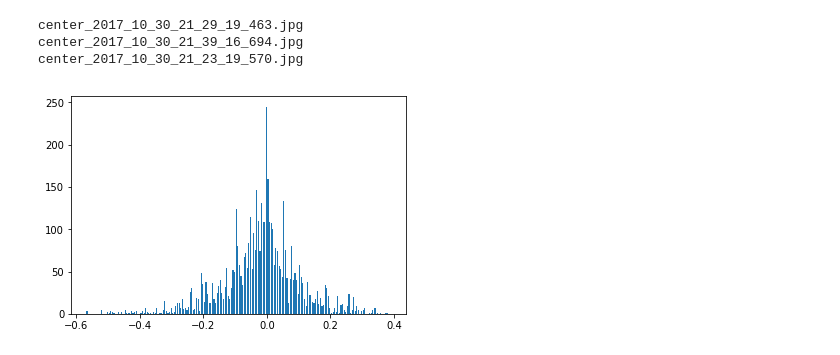
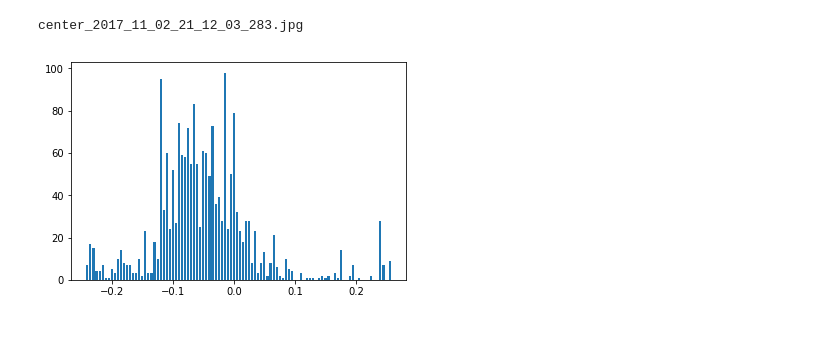
Before and after one commit to kevinwestern/CarND-Behavioral-Cloning-P3, a Jupyter notebook: model.ipynb, the cells around one changed output. Cells and saved outputs as stored; diff of their text form; code cells hidden in the pictures.

```diff
--- a/model.ipynb
+++ b/model.ipynb
@@ -19,12 +19,13 @@ def get_lines(path):
 
 
 normal_lines = get_lines(NORMAL_DRIVING_PATH)
-correction_lines = get_lines(CORRECTIN_DRIVING_PATH)
-reverse_lines = get_lines(REVERSE_DRIVING_PATH)
+#correction_lines = get_lines(CORRECTIN_DRIVING_PATH)
+#reverse_lines = get_lines(REVERSE_DRIVING_PATH)
+
+#all_lines = normal_lines + correction_lines + reverse_lines
+all_lines = normal_lines
 print(normal_lines[0][0].split('/')[-1])
-print(correction_lines[0][0].split('/')[-1])
-print(reverse_lines[0][0].split('/')[-1])
+#print(correction_lines[0][0].split('/')[-1])
+#print(reverse_lines[0][0].split('/')[-1])
 # %% [output]
-center_2017_10_30_21_29_19_463.jpg
-center_2017_10_30_21_39_16_694.jpg
-center_2017_10_30_21_23_19_570.jpg
+center_2017_11_02_21_12_03_283.jpg
@@ -31,22 +34,22 @@ center_2017_10_30_21_23_19_570.jpg
 # %%
 # Let's look at the distribution of angles
 def plot_histogram(labels, bins):
     history, bins = np.histogram(labels, bins)
     width = 0.7 * (bins[1] - bins[0])
     center = (bins[:-1] + bins[1:]) / 2
     plt.bar(center, history, align='center', width=width)
     plt.show()
 
 # Let's find the min and max angles
-all_lines = np.asarray(normal_lines + correction_lines + reverse_lines)
+all_lines = np.asarray(all_lines)
 angles = all_lines[:,3].astype(np.float)
 min_angle = np.amin(angles)
 max_angle = np.amax(angles)
 bins = np.arange(min_angle, max_angle, step=0.005)
 
 plot_histogram(angles, bins)
 # %% [output]
-[figure, old version]
+[figure, new version]
 # %%
 def load_image(img_full_path):
     # Name of the img, e.g. center_2017_10_24_17_22_37_747.jpg
```
Also changed, not shown: parts of 20 cells of this notebook, 1 other file.
